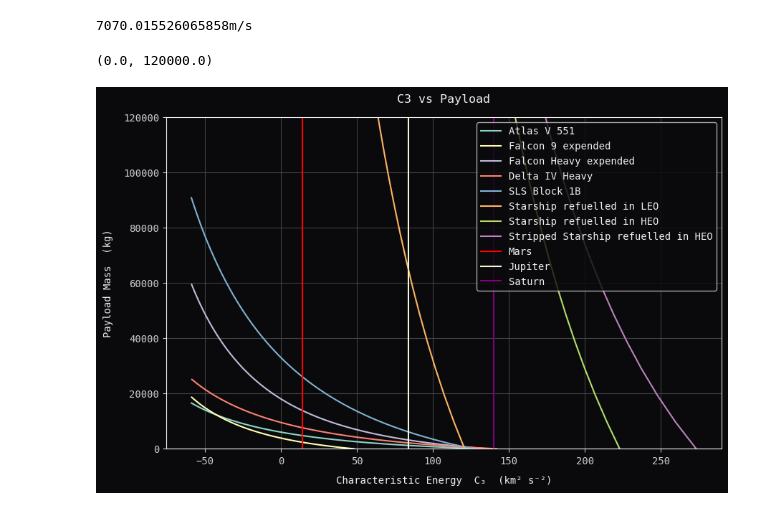
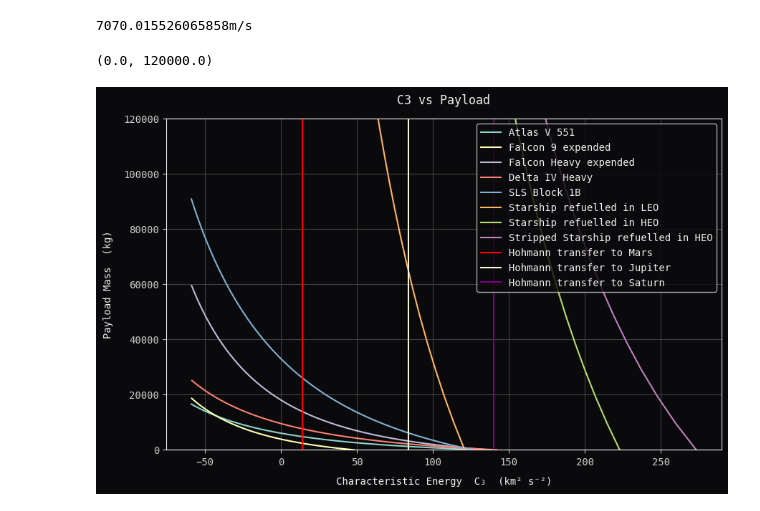
Before and after one commit to jackSN8/orbits.js, a Jupyter notebook: starship_science_graphs.ipynb, the cells around one changed output. Saved outputs shown, nothing was run; the diff lists cells and outputs as text; code cells hidden in the pictures.

```diff
--- a/starship_science_graphs.ipynb
+++ b/starship_science_graphs.ipynb
@@ -128,35 +145,35 @@ for lv, (wet_mass, dry_mass, isp, leo_cap) in performance.items():
     c3_vals = []
     valid_payloads = []
     for p in payloads:
         available_prop = leo_cap - p - dry_mass
         # cap by tank capacity and ignore negative available propellant
         if available_prop <= 0:
             continue
         available_prop = min(available_prop, prop_capacity)
         delta_v = 0.87*isp * g0 * np.log((available_prop+dry_mass+p)/ (dry_mass + p))
         if lv == 'Starship refuelled in HEO' or lv == 'Stripped Starship refuelled in HEO':
             delta_v += 3000
         c3 = (v_leo + delta_v)**2 - v_escape**2  # m^2/s^2
         c3_vals.append(c3 / 1e6)  # convert to km^2/s^2
         valid_payloads.append(p)
     if c3_vals:
         ax.plot(c3_vals, valid_payloads, label=lv)
 
 
 
 # Axis labels and title with retro flavour
 ax.set_xlabel('Characteristic Energy  C₃  (km² s⁻²)', labelpad=10)
 ax.set_ylabel('Payload Mass  (kg)', labelpad=10)
-plt.title('C3 vs Payload')s
+plt.title('C3 vs Payload')
 ax.grid(True)
 #ax.tight_layout()
-plt.axvline(x = 14, color = 'red', label = 'Mars')
-plt.axvline(x = 84, color = 'beige', label = 'Jupiter')
-plt.axvline(x = 140, color = 'purple', label = 'Saturn')
+plt.axvline(x = 14, color = 'red', label = 'Hohmann transfer to Mars')
+plt.axvline(x = 84, color = 'beige', label = 'Hohmann transfer to Jupiter')
+plt.axvline(x = 140, color = 'purple', label = 'Hohmann transfer to Saturn')
 ax.legend(loc='upper right')
 
 plt.ylim(top = 120000,bottom = 0)
 # plt.show()
 # %% [output]
 (0.0, 120000.0)
-[figure, old version]
+[figure, new version]
```
Also changed, not shown: parts of 4 cells of this notebook, 18 other files.
